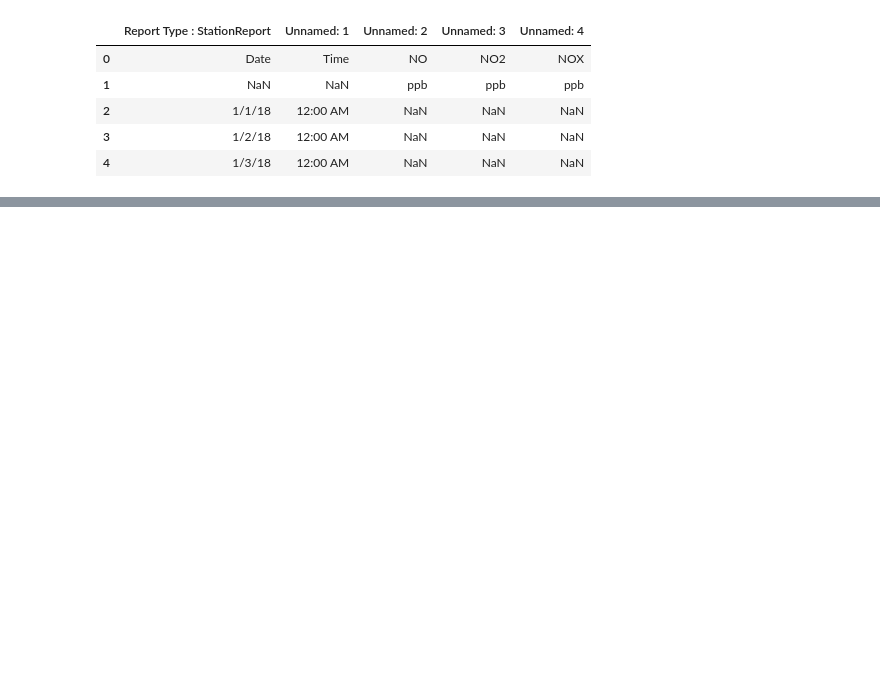
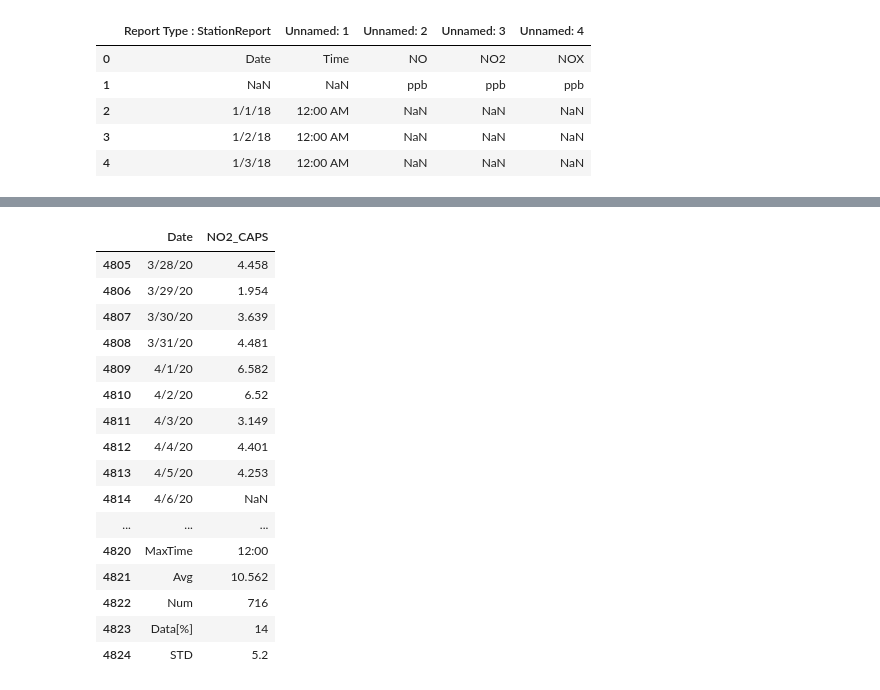
Before and after one commit to b-weintraub/social-distancing, a Jupyter notebook: EDA.ipynb, the cells around one changed output, grey strips where cells are left out. Saved outputs shown, nothing was run; the diff lists cells and outputs as text; code cells hidden in the pictures; blank space fills up the shorter version.

```diff
--- a/EDA.ipynb
+++ b/EDA.ipynb
@@ -66,0 +112,20 @@ df4.head()
+# %%
+df_NO2.tail(20)
+# %% [output]
+|  | Date | NO2_CAPS |
+| 4805 | 3/28/20 | 4.458 |
+| 4806 | 3/29/20 | 1.954 |
+| 4807 | 3/30/20 | 3.639 |
+| 4808 | 3/31/20 | 4.481 |
+| 4809 | 4/1/20 | 6.582 |
+| 4810 | 4/2/20 | 6.52 |
+| 4811 | 4/3/20 | 3.149 |
+| 4812 | 4/4/20 | 4.401 |
+| 4813 | 4/5/20 | 4.253 |
+| 4814 | 4/6/20 | NaN |
+| ... | ... | ... |
+| 4820 | MaxTime | 12:00 |
+| 4821 | Avg | 10.562 |
+| 4822 | Num | 716 |
+| 4823 | Data[%] | 14 |
+| 4824 | STD | 5.2 |
```
Also changed, not shown: parts of 20 cells of this notebook.
